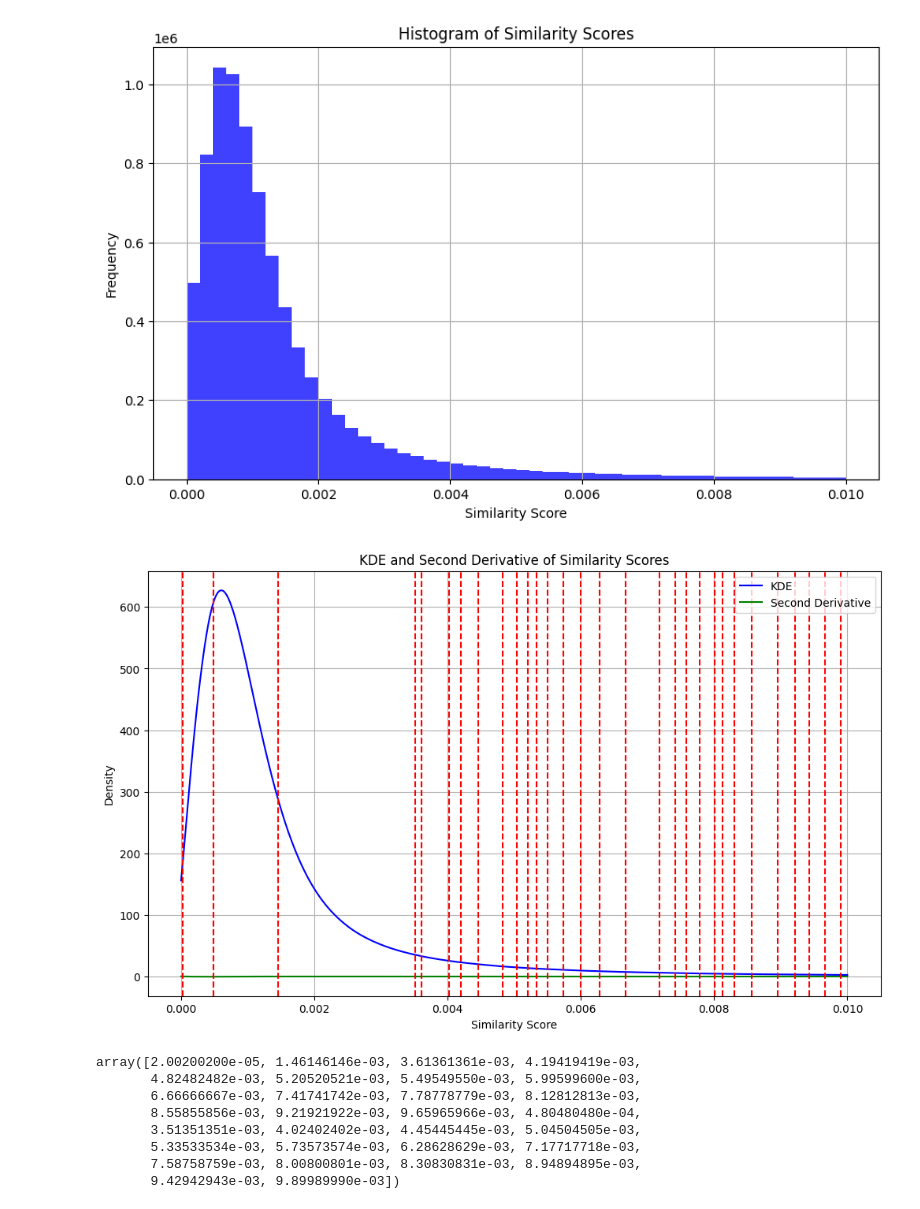
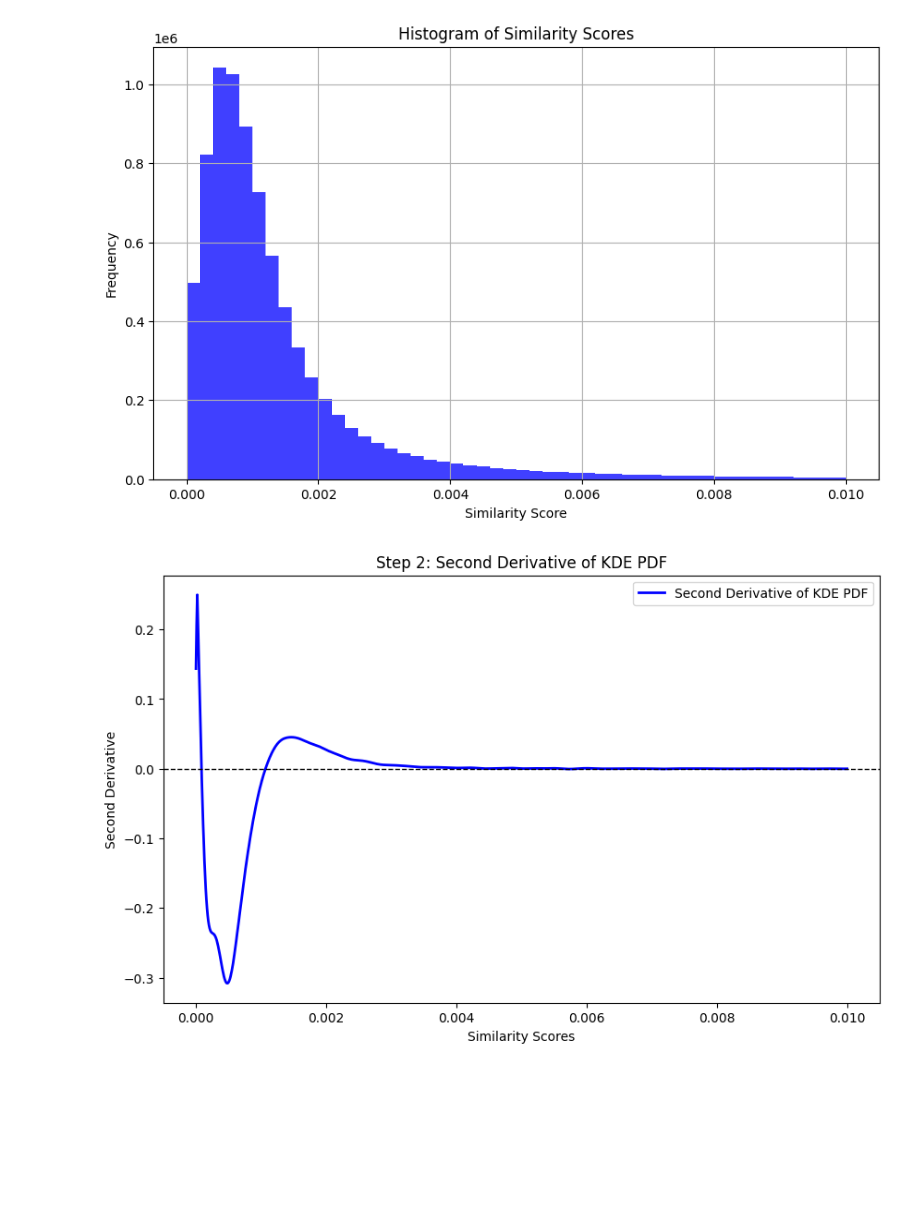
Before and after one commit to kernelism/community-classification-reddit, a Jupyter notebook: notebooks_v2/inflection_points.ipynb, the cells around one changed output. Drawn from its saved outputs; the diff is of its cells as text; code cells hidden in the pictures; blank space fills up the shorter version.

```diff
--- a/notebooks_v2/inflection_points.ipynb
+++ b/notebooks_v2/inflection_points.ipynb
@@ -35,40 +35,18 @@ kde_pdf = kde.evaluate(x_grid)
 # Step 2: Calculate the second derivative
 kde_pdf_second_derivative = np.gradient(np.gradient(kde_pdf))
 
-# Step 3: Identify inflection points (changes in the sign of the second derivative)
-# We're interested in local minima and maxima as potential inflection points
-inflection_points_indices = argrelextrema(kde_pdf_second_derivative, np.greater)[0]  # Local maxima
-inflection_points_indices = np.append(inflection_points_indices, argrelextrema(kde_pdf_second_derivative, np.less)[0])  # Local minima
-inflection_points = x_grid[inflection_points_indices]
-
-# Plotting for visualization
-plt.figure(figsize=(12, 7))
-
-# KDE plot
-plt.plot(x_grid, kde_pdf, label='KDE', color='blue')
-
-# Second derivative plot
-plt.plot(x_grid, kde_pdf_second_derivative, label='Second Derivative', color='green')
-
-# Mark inflection points
-for inflection_point in inflection_points:
-    plt.axvline(x=inflection_point, color='red', linestyle='--')
-
-plt.title('KDE and Second Derivative of Similarity Scores')
-plt.xlabel('Similarity Score')
-plt.ylabel('Density')
-plt.legend()
-plt.grid(True)
-plt.show()
-
-inflection_points
+# Step 3: Identify inflection points (local minima and maxima of second derivative)
+inflection_maxima = argrelextrema(kde_pdf_second_derivative, np.greater)[0]  # Local maxima
+inflection_minima = argrelextrema(kde_pdf_second_derivative, np.less)[0]  # Local minima
+inflection_points = x_grid[np.concatenate((inflection_maxima, inflection_minima))]
-# %% [output]
-[figure, removed]
-array([2.00200200e-05, 1.46146146e-03, 3.61361361e-03, 4.19419419e-03,
-       4.82482482e-03, 5.20520521e-03, 5.49549550e-03, 5.99599600e-03,
-       6.66666667e-03, 7.41741742e-03, 7.78778779e-03, 8.12812813e-03,
-       8.55855856e-03, 9.21921922e-03, 9.65965966e-03, 4.80480480e-04,
-       3.51351351e-03, 4.02402402e-03, 4.45445445e-03, 5.04504505e-03,
-       5.33533534e-03, 5.73573574e-03, 6.28628629e-03, 7.17717718e-03,
-       7.58758759e-03, 8.00800801e-03, 8.30830831e-03, 8.94894895e-03,
-       9.42942943e-03, 9.89989990e-03])
+# %%
+plt.figure(figsize=(10, 6))
+plt.plot(x_grid, kde_pdf_second_derivative, label="Second Derivative of KDE PDF", color="blue", linewidth=2)
+plt.title("Step 2: Second Derivative of KDE PDF")
+plt.xlabel("Similarity Scores")
+plt.ylabel("Second Derivative")
+plt.axhline(0, color="black", linestyle="--", linewidth=1)  # Add a horizontal line at y=0
+plt.legend()
+plt.show()
+# %% [output]
+[figure, added]
```
Also changed, not shown: parts of 1 cell of this notebook, 4 other files.
